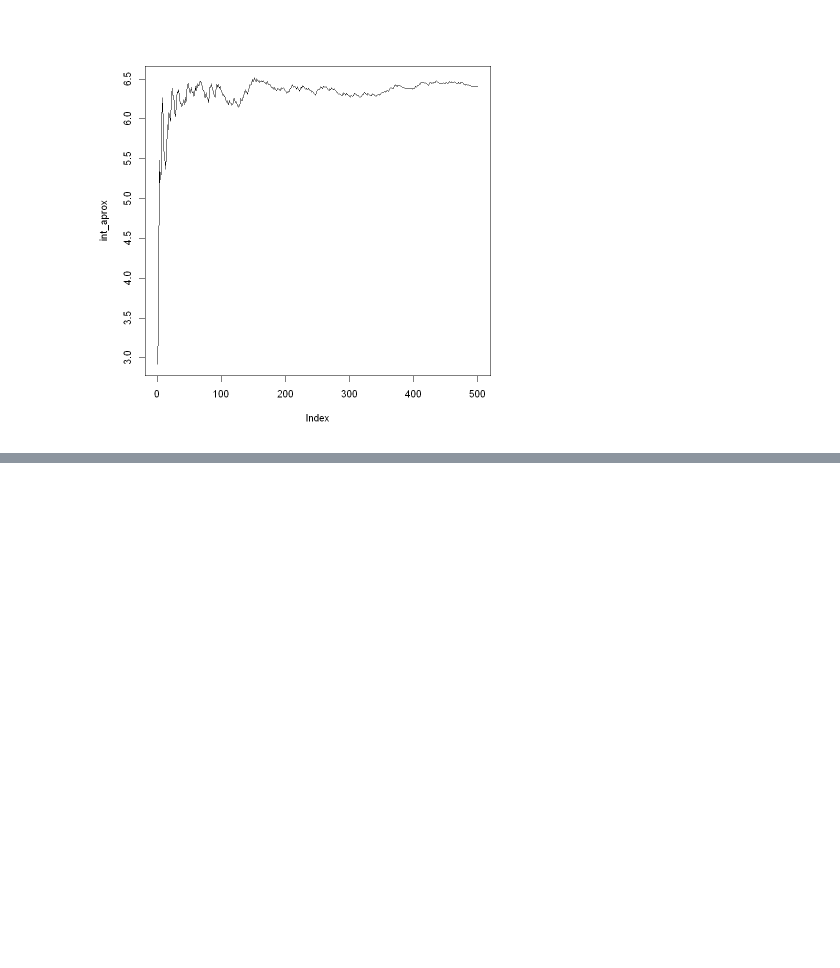
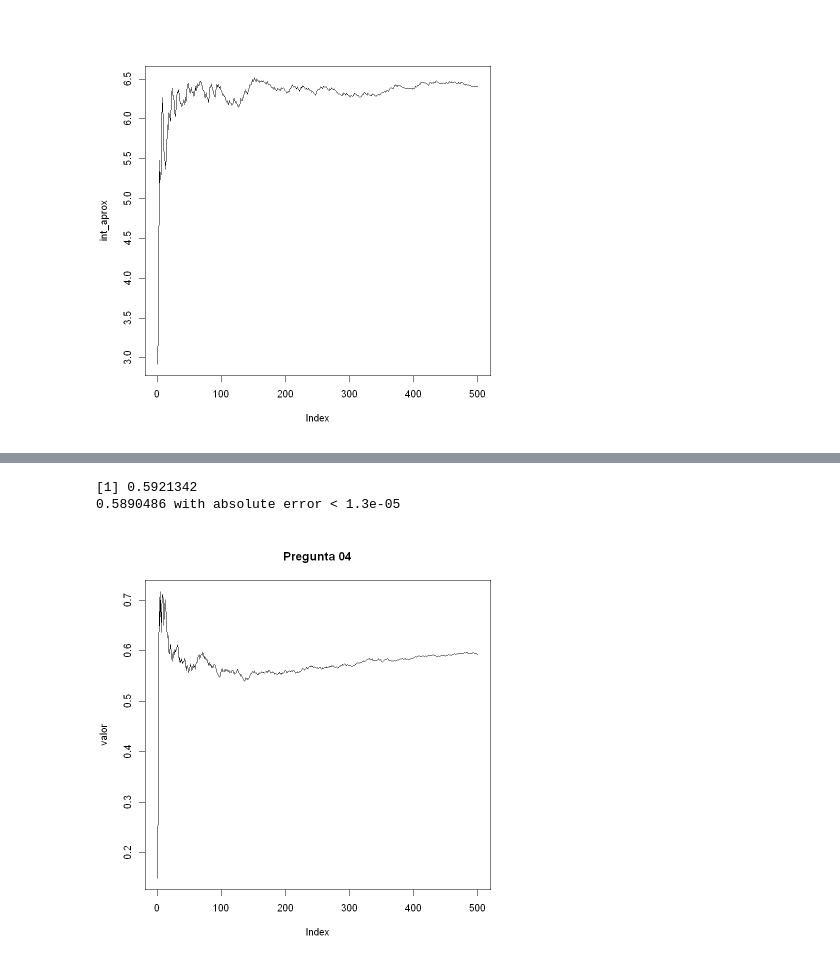
Before and after one commit to mmejiap/Simulaci-n, a Jupyter notebook: capitulo03/Solucionario.ipynb, the cells around one changed output, grey strips where cells are left out. Cells and saved outputs as stored; diff of their text form; code cells hidden in the pictures; blank space fills up the shorter version.

```diff
--- a/capitulo03/Solucionario.ipynb
+++ b/capitulo03/Solucionario.ipynb
@@ -70,0 +80,23 @@ print(integrate(f,0,1))
+# %%
+rm(list = ls())
+
+k<-500
+n<-1:k
+
+u <- runif(k,0,1)
+
+int_aprox <- cumsum((1-u^2)^(3/2))/n
+
+plot(int_aprox, type='l',xlab = 'n',ylab = 'valor', main = 'Pregunta 04')
+
+#valor aproximado
+print(int_aprox[length(u)])
+
+
+#valor real en R
+f<-function(x) (1-x*x)^(3/2)
+print(integrate(f,0,1))
+# %% [output]
+[1] 0.5921342
+0.5890486 with absolute error < 1.3e-05
+[figure, added]
```
Also changed, not shown: parts of 15 cells of this notebook.
